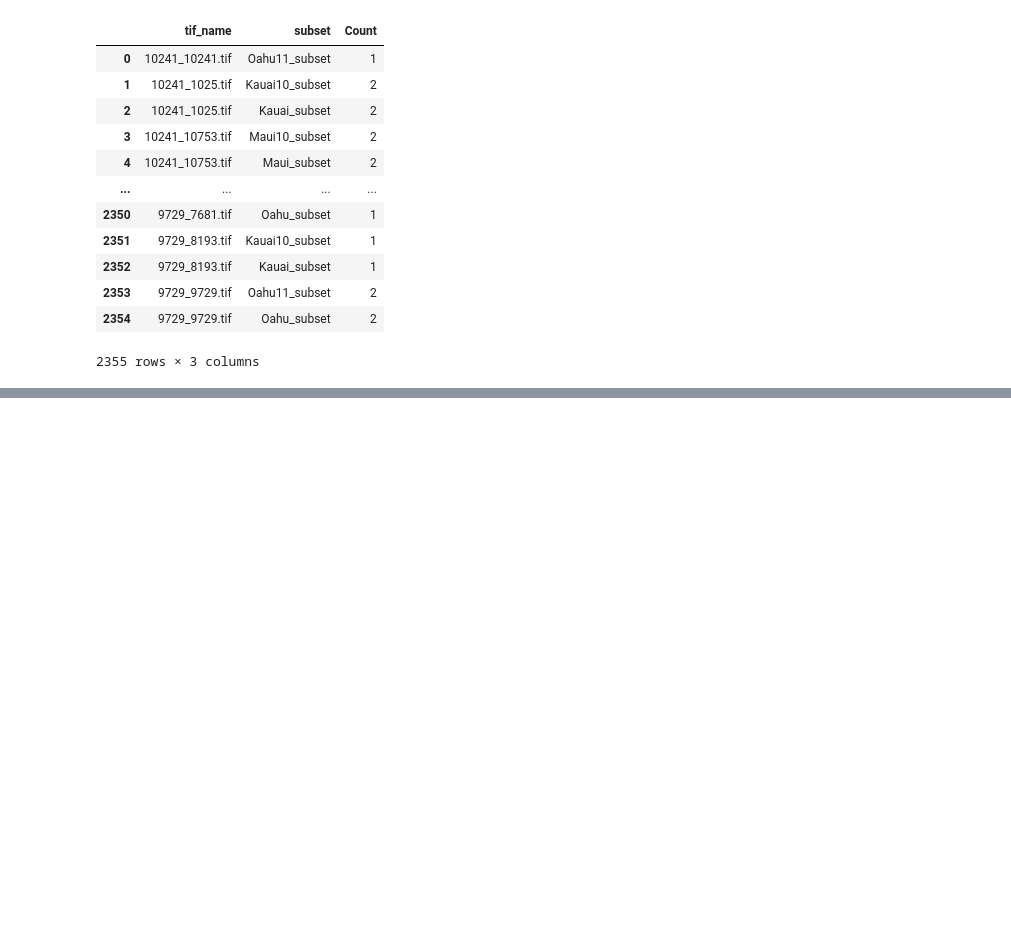
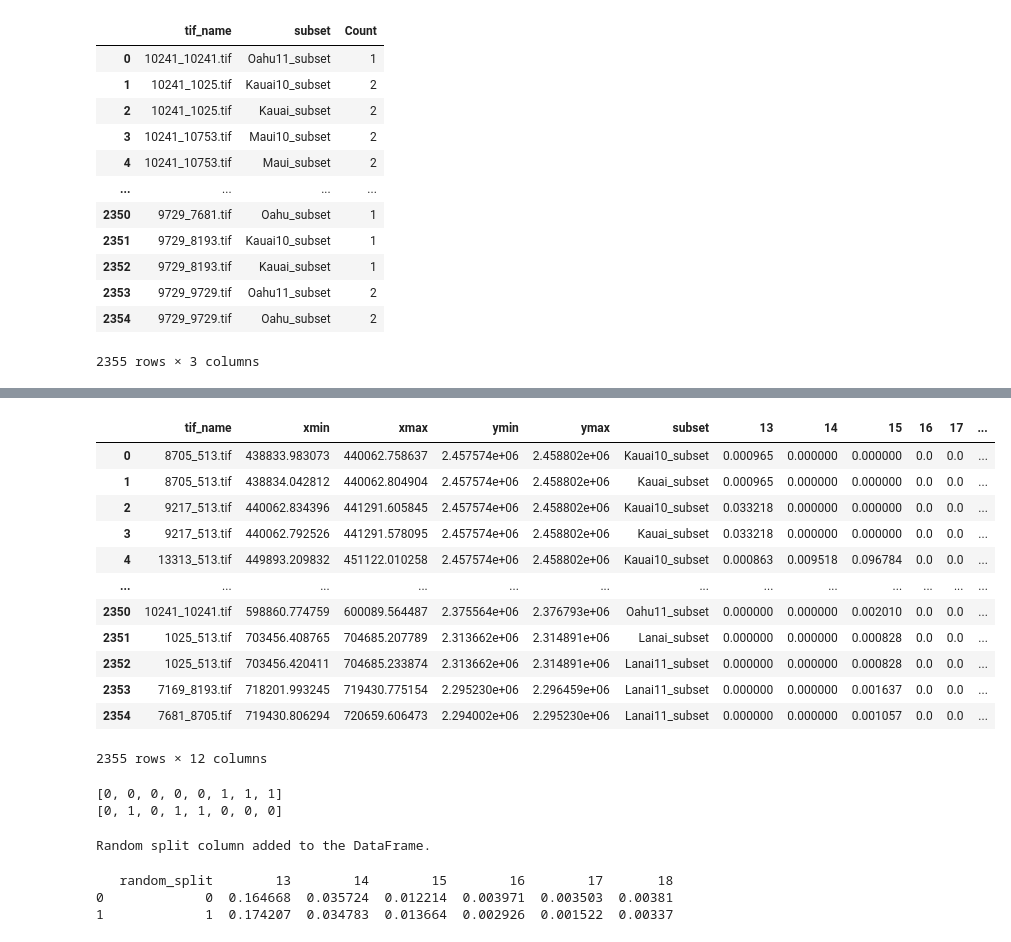
Before and after one commit to aml7hawaiiedu/CCAPLandCoverProject, a Jupyter notebook: CCAP_UNET_Fall2023.ipynb, the cells around one changed output, grey strips where cells are left out. Cells and saved outputs as stored; diff of their text form; code cells hidden in the pictures; blank space fills up the shorter version.

Commit message:
Added random split sample

```diff
--- a/CCAP_UNET_Fall2023.ipynb
+++ b/CCAP_UNET_Fall2023.ipynb
@@ -182,3 +168,20 @@ index_csv.groupby(['tif_name', 'subset']).size().reset_index(name='Count')
 | 2353 | 9729_9729.tif | Oahu11_subset | 2 |
 | 2354 | 9729_9729.tif | Oahu_subset | 2 |
 2355 rows × 3 columns
+# %%
+import pandas as pd
+
+# Aggregate the 'percent' values for duplicate 'tif_name' entries
+agg_df = index_csv.groupby(['tif_name', 'label']).agg({'percent': 'mean'}).reset_index()
+
+# Pivot the data to create columns for each unique 'label'
+pivot_df = agg_df.pivot(index='tif_name', columns='label', values='percent').reset_index()
+
+# Fill NaN values with 0 if needed
+pivot_df = pivot_df.fillna(0)
+
+# Merge with the original dataset to keep the other relevant information
+summary_df = index_csv[['tif_name', 'xmin', 'xmax', 'ymin', 'ymax', 'subset']].drop_duplicates().merge(pivot_df, on='tif_name')
+
+# Print the resulting DataFrame
+print(summary_df)
@@ -184,0 +206,59 @@ index_csv.groupby(['tif_name', 'subset']).size().reset_index(name='Count')
+# %%
+summary_df
+# %% [output]
+|  | tif_name | xmin | xmax | ymin | ymax | subset | 13 | 14 | 15 | 16 | 17 | ... |
+| 0 | 8705_513.tif | 438833.983073 | 440062.758637 | 2.457574e+06 | 2.458802e+06 | Kauai10_subset | 0.000965 | 0.000000 | 0.000000 | 0.0 | 0.0 | ... |
+| 1 | 8705_513.tif | 438834.042812 | 440062.804904 | 2.457574e+06 | 2.458802e+06 | Kauai_subset | 0.000965 | 0.000000 | 0.000000 | 0.0 | 0.0 | ... |
+| 2 | 9217_513.tif | 440062.834396 | 441291.605845 | 2.457574e+06 | 2.458802e+06 | Kauai10_subset | 0.033218 | 0.000000 | 0.000000 | 0.0 | 0.0 | ... |
+| 3 | 9217_513.tif | 440062.792526 | 441291.578095 | 2.457574e+06 | 2.458802e+06 | Kauai_subset | 0.033218 | 0.000000 | 0.000000 | 0.0 | 0.0 | ... |
+| 4 | 13313_513.tif | 449893.209832 | 451122.010258 | 2.457574e+06 | 2.458802e+06 | Kauai10_subset | 0.000863 | 0.009518 | 0.096784 | 0.0 | 0.0 | ... |
+| ... | ... | ... | ... | ... | ... | ... | ... | ... | ... | ... | ... | ... |
+| 2350 | 10241_10241.tif | 598860.774759 | 600089.564487 | 2.375564e+06 | 2.376793e+06 | Oahu11_subset | 0.000000 | 0.000000 | 0.002010 | 0.0 | 0.0 | ... |
+| 2351 | 1025_513.tif | 703456.408765 | 704685.207789 | 2.313662e+06 | 2.314891e+06 | Lanai_subset | 0.000000 | 0.000000 | 0.000828 | 0.0 | 0.0 | ... |
+| 2352 | 1025_513.tif | 703456.420411 | 704685.233874 | 2.313662e+06 | 2.314891e+06 | Lanai11_subset | 0.000000 | 0.000000 | 0.000828 | 0.0 | 0.0 | ... |
+| 2353 | 7169_8193.tif | 718201.993245 | 719430.775154 | 2.295230e+06 | 2.296459e+06 | Lanai11_subset | 0.000000 | 0.000000 | 0.001637 | 0.0 | 0.0 | ... |
+| 2354 | 7681_8705.tif | 719430.806294 | 720659.606473 | 2.294002e+06 | 2.295230e+06 | Lanai11_subset | 0.000000 | 0.000000 | 0.001057 | 0.0 | 0.0 | ... |
+2355 rows × 12 columns
+# %%
+dummy_vec = [0] * 5 + [1] * 3
+
+print(dummy_vec)
+
+np.random.shuffle(dummy_vec)
+
+print(dummy_vec)
+# %% [output]
+[0, 0, 0, 0, 0, 1, 1, 1]
+[0, 1, 0, 1, 1, 0, 0, 0]
+# %%
+# Calculate the number of rows for training (80%) and validation (20%)
+total_rows = len(summary_df)
+train_rows = int(0.9 * total_rows)
+val_rows = total_rows - train_rows
+
+# Generate an array of 0s (80% of total) and 1s (20% of total) randomly
+random_assignment = np.array([0] * train_rows + [1] * val_rows)
+
+# Shuffle the array to randomize the assignment
+np.random.shuffle(random_assignment)
+
+# Add the random assignment as 'split' column to your DataFrame
+summary_df['random_split'] = random_assignment
+
+# # Save the updated DataFrame to a CSV file
+# index_csv.to_csv('index_random.csv', index=False)
+summary_df.columns = summary_df.columns.astype(str)
+print("Random split column added to the DataFrame.")
+# %% [output]
+Random split column added to the DataFrame.
+# %%
+import pandas as pd
+
+# Aggregate the 'percent' values for duplicate 'tif_name' entries
+agg_df = summary_df.groupby(['random_split']).agg({'13': 'mean','14':'mean','15': 'mean','16':'mean','17': 'mean','18':'mean'}).reset_index()
+
+print(agg_df)
+# %% [output]
+   random_split        13        14        15        16        17       18
+0             0  0.164668  0.035724  0.012214  0.003971  0.003503  0.00381
+1             1  0.174207  0.034783  0.013664  0.002926  0.001522  0.00337
```
Also changed, not shown: parts of 11 cells of this notebook.
